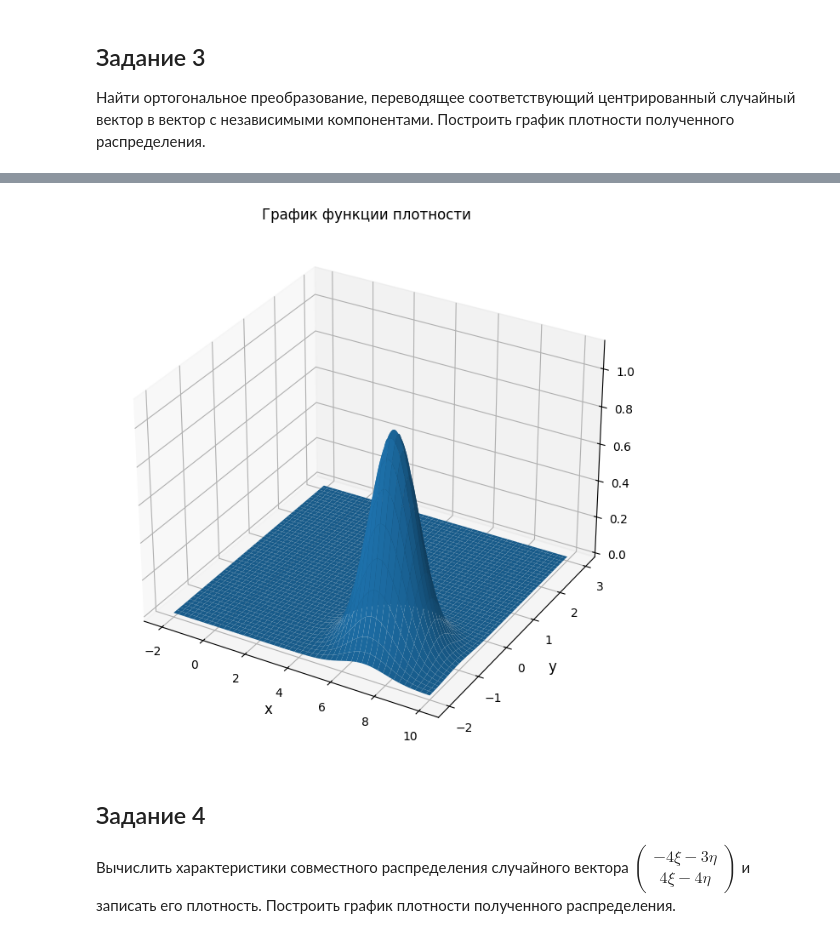
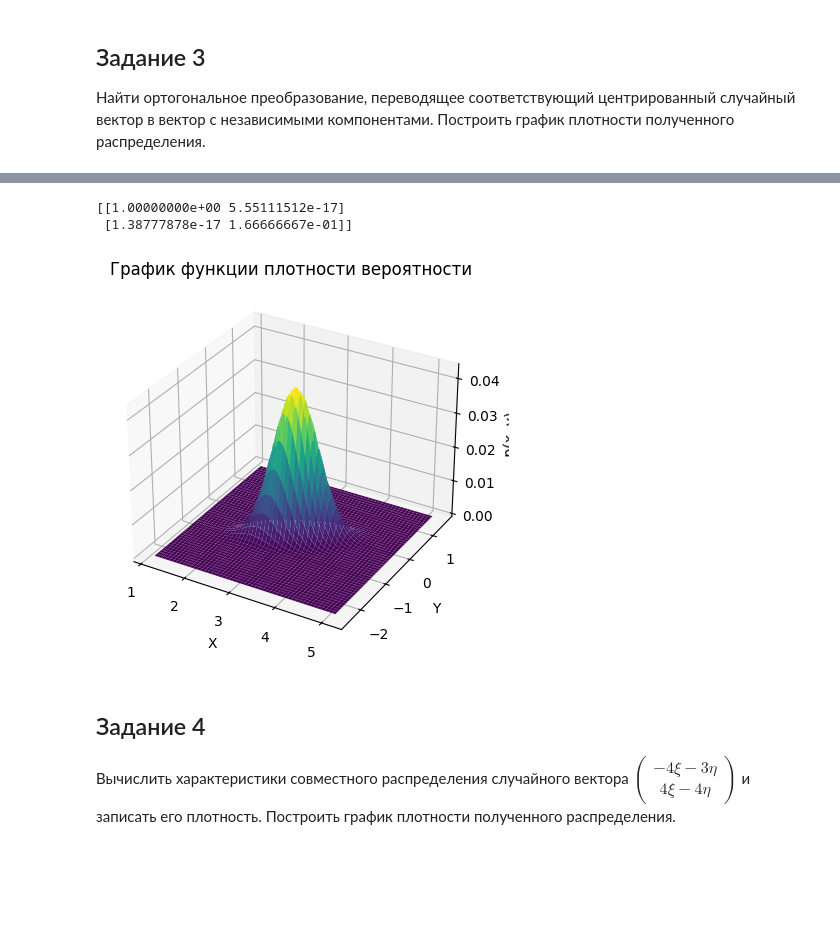
Before and after one commit to the-mvi/stat_an_gr1384-2023, a Jupyter notebook: 1384_Feopentov_AY/lab1.ipynb, the cells around one changed output, grey strips where cells are left out. Cells and saved outputs as stored; diff of their text form; code cells hidden in the pictures; blank space fills up the shorter version.

```diff
--- a/1384_Feopentov_AY/lab1.ipynb
+++ b/1384_Feopentov_AY/lab1.ipynb
@@ -268,22 +193,8 @@ $$
-# %%
-def p(x, y):
-    return (5 / (np.pi * np.sqrt(2))) * np.exp(-0.5 * ((x-7) ** 2 + 6 * (y+1) ** 2))
-
-
-x = np.linspace(-2, 10, 200)
-y = np.linspace(-2, 3, 200)
-
-X, Y = np.meshgrid(x, y)
-Z = p(X, Y)
-
-fig = plt.figure(figsize=(10,8))
-ax = plt.axes(projection='3d')
-
-ax.plot_surface(X, Y, Z)
-ax.set_title('График функции плотности')
-ax.set_xlabel('x', fontsize=12)
-ax.set_ylabel('y', fontsize=12)
-ax.set_zlabel('z', fontsize=12)
-plt.show()
-# %% [output]
-[figure, removed]
+# %%
+sigma = 1 / 6 * 1/5*np.array([[5, 2], [2, 2]], dtype=float)
+A = np.array([[2, 1], [-1, 2]], dtype=float)
+sigma_0 = A.dot(sigma).dot(A.T)
+print(sigma_0)
+# %% [output]
+[[1.00000000e+00 5.55111512e-17]
+ [1.38777878e-17 1.66666667e-01]]
@@ -290,3 +207,29 @@ plt.show()
+# %%
+C = 1 / (3 * np.pi * np.sqrt(6))
+mean = np.array([7/np.sqrt(5), -1/np.sqrt(5)], dtype=float)
+x = np.linspace(mean[0] - 2, mean[0] + 2, 300)
+y = np.linspace(mean[1] - 2, mean[1] + 2, 300)
+X, Y = np.meshgrid(x, y)
+def plot_density(X, Y, Z, top_pov=False):
+    fig = plt.figure()
+    ax = fig.add_subplot(111, projection='3d')
+    ax.plot_surface(X, Y, Z, cmap='viridis')
+    if top_pov:
+        ax.view_init(elev=90, azim=-90, roll=0)
+    ax.set_xlabel('X')
+    ax.set_ylabel('Y')
+    ax.set_zlabel('p(x, y)')
+    plt.title('График функции плотности вероятности')
+    plt.show()
+
+Z = np.zeros(X.shape)
+for i in range(X.shape[0]):
+    for j in range(X.shape[1]):
+        Z[i, j] = f(X[i, j], Y[i, j], sigma, mean)
+
+plot_density(X, Y, Z)
+# %% [output]
+[figure, added]
 # %% [markdown]
 ## Задание 4
 Вычислить характеристики совместного распределения случайного вектора
```
Also changed, not shown: parts of 8 cells of this notebook.
